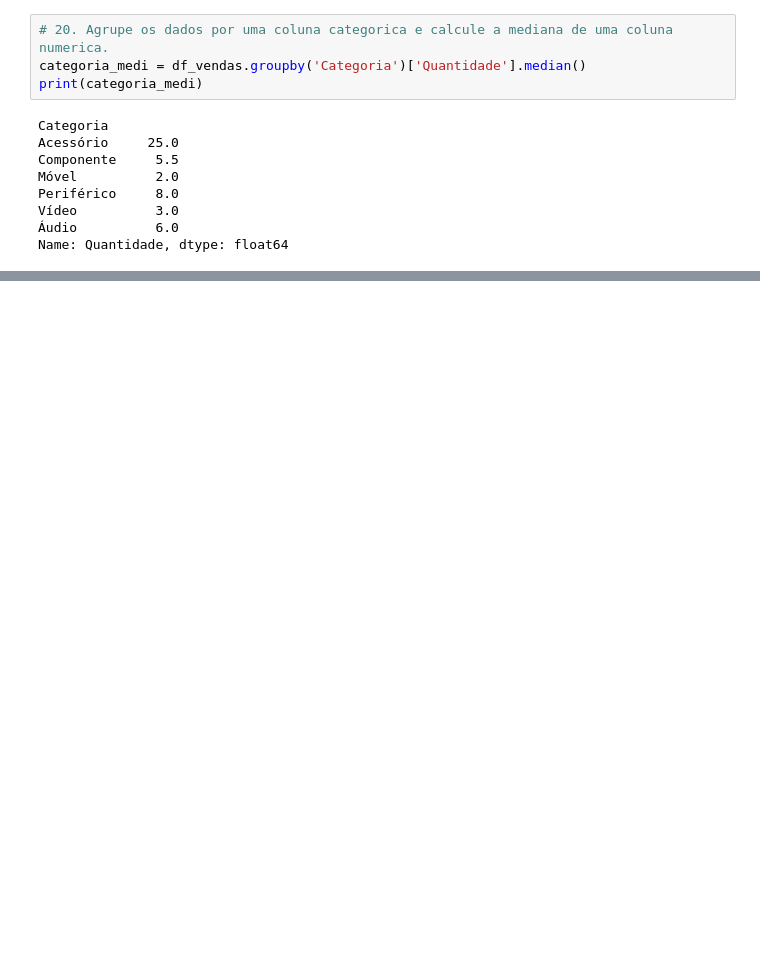
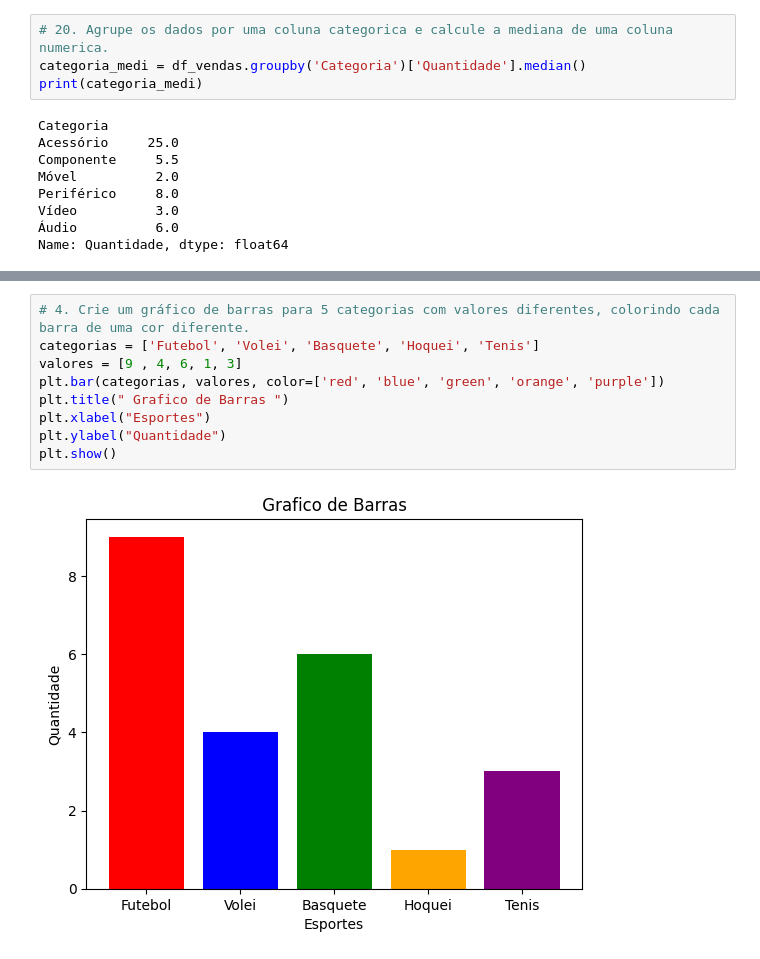
Before and after one commit to httpMatheus-dev/inteligencia-artificial-umc, a Jupyter notebook: Exercícios_DataScience_MatheusGabriel_6B_Noturno.ipynb, the cells around one changed output, grey strips where cells are left out. Saved outputs shown, nothing was run; the diff lists cells and outputs as text; blank space fills up the shorter version.

```diff
--- a/Exercícios_DataScience_MatheusGabriel_6B_Noturno.ipynb
+++ b/Exercícios_DataScience_MatheusGabriel_6B_Noturno.ipynb
@@ -1047,0 +1072,11 @@ Name: Quantidade, dtype: float64
+# %%
+# 4. Crie um gráfico de barras para 5 categorias com valores diferentes, colorindo cada barra de uma cor diferente.
+categorias = ['Futebol', 'Volei', 'Basquete', 'Hoquei', 'Tenis']
+valores = [9 , 4, 6, 1, 3]
+plt.bar(categorias, valores, color=['red', 'blue', 'green', 'orange', 'purple'])
+plt.title(" Grafico de Barras ")
+plt.xlabel("Esportes")
+plt.ylabel("Quantidade")
+plt.show()
+# %% [output]
+[figure, added]
```
Also changed, not shown: parts of 48 cells of this notebook.
